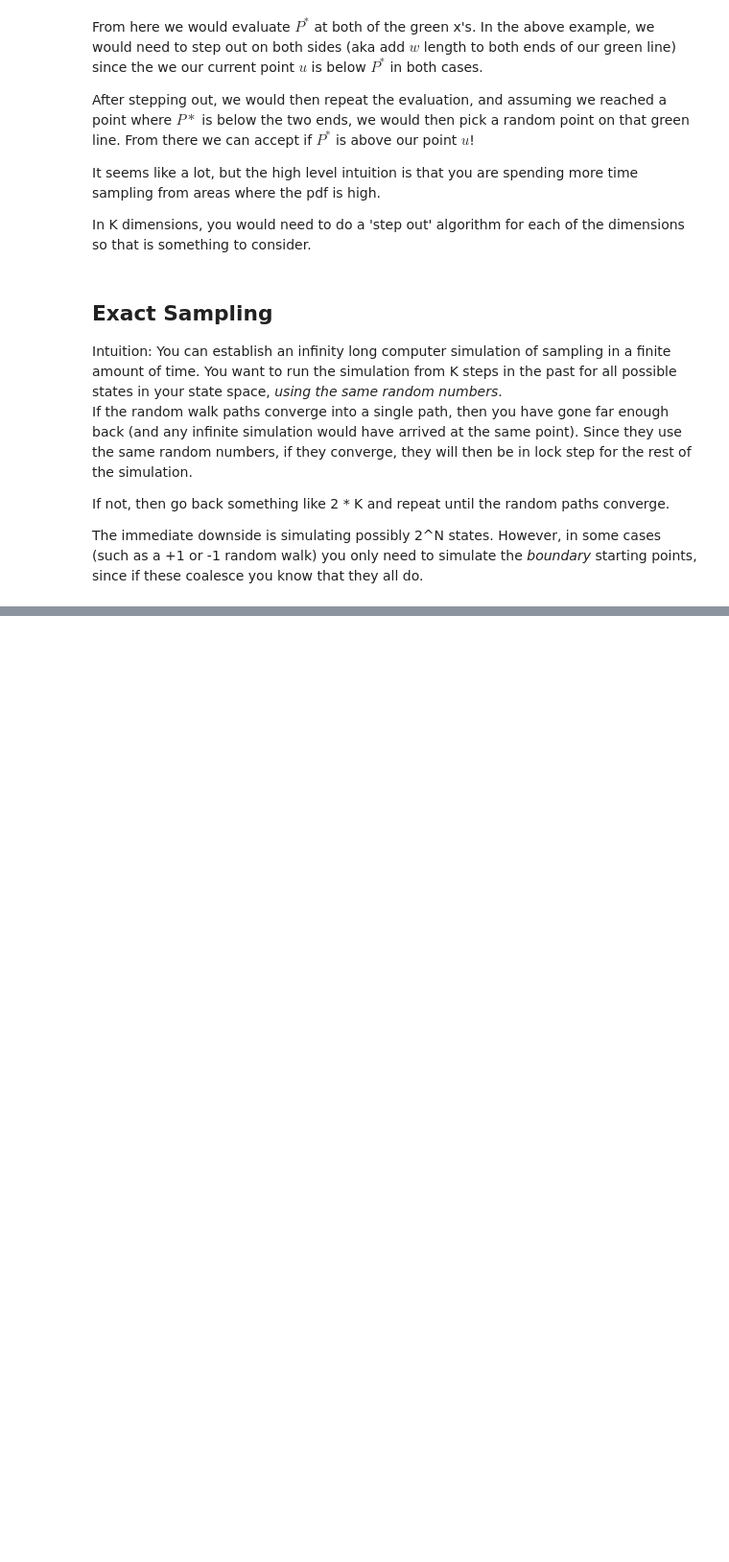
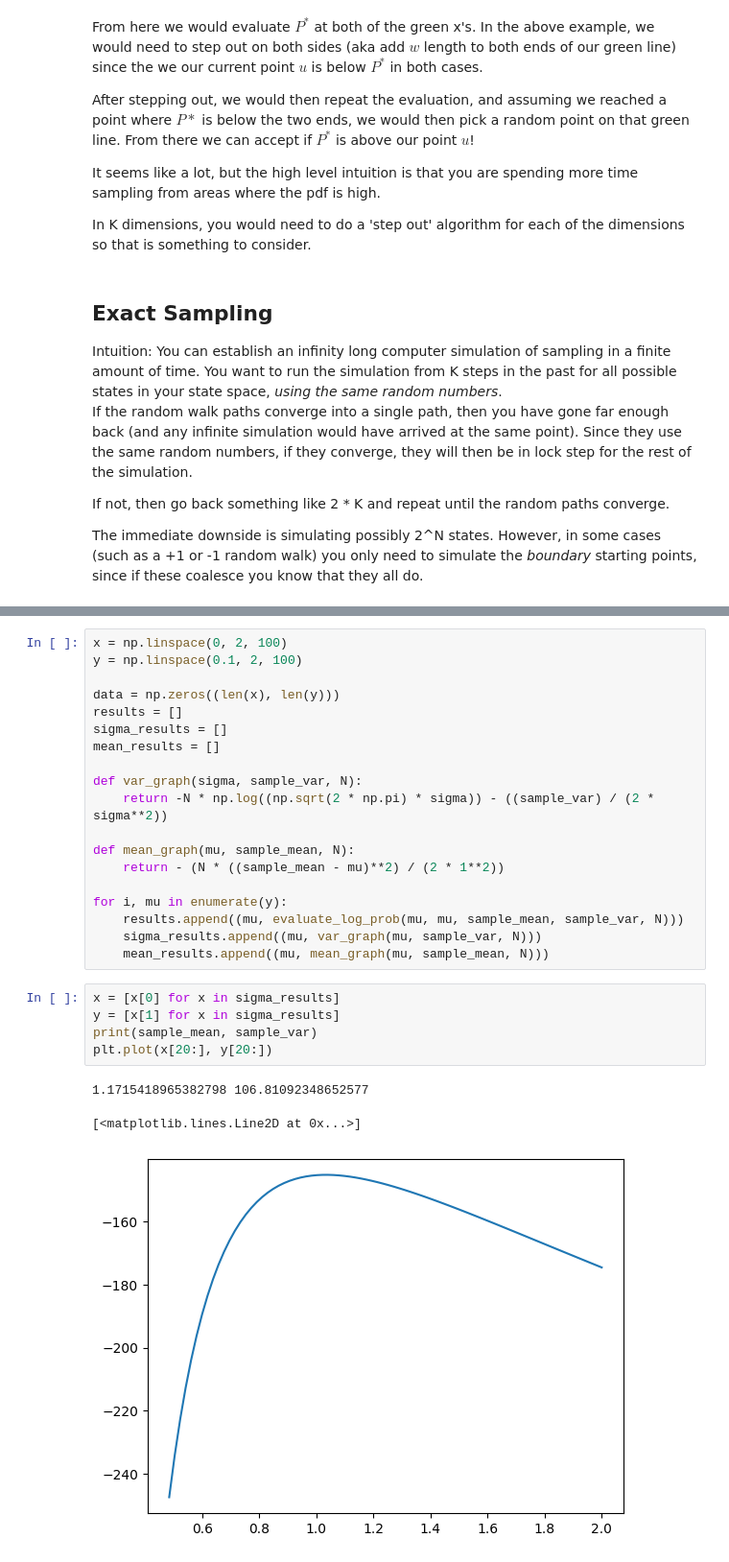
Before and after one commit to ncorriveau/math_helpers, a Jupyter notebook: monte_carlo.ipynb, the cells around one changed output, grey strips where cells are left out. Shown: that part at 96% size. Drawn from its saved outputs; the diff is of its cells as text; blank space fills up the shorter version.

```diff
--- a/monte_carlo.ipynb
+++ b/monte_carlo.ipynb
@@ -494,0 +567,28 @@ The immediate downside is simulating possibly 2^N states. However, in some cases
+# %%
+x = np.linspace(0, 2, 100)
+y = np.linspace(0.1, 2, 100)
+
+data = np.zeros((len(x), len(y)))
+results = []
+sigma_results = []
+mean_results = []
+
+def var_graph(sigma, sample_var, N):
+    return -N * np.log((np.sqrt(2 * np.pi) * sigma)) - ((sample_var) / (2 * sigma**2))
+
+def mean_graph(mu, sample_mean, N):
+    return - (N * ((sample_mean - mu)**2) / (2 * 1**2))
+
+for i, mu in enumerate(y):
+    results.append((mu, evaluate_log_prob(mu, mu, sample_mean, sample_var, N)))
+    sigma_results.append((mu, var_graph(mu, sample_var, N)))
+    mean_results.append((mu, mean_graph(mu, sample_mean, N)))
+# %%
+x = [x[0] for x in sigma_results]
+y = [x[1] for x in sigma_results]
+print(sample_mean, sample_var)
+plt.plot(x[20:], y[20:])
+# %% [output]
+1.1715418965382798 106.81092348652577
+[<matplotlib.lines.Line2D at 0x...>]
+[figure, added]
```
Also changed, not shown: parts of 2 cells of this notebook.
